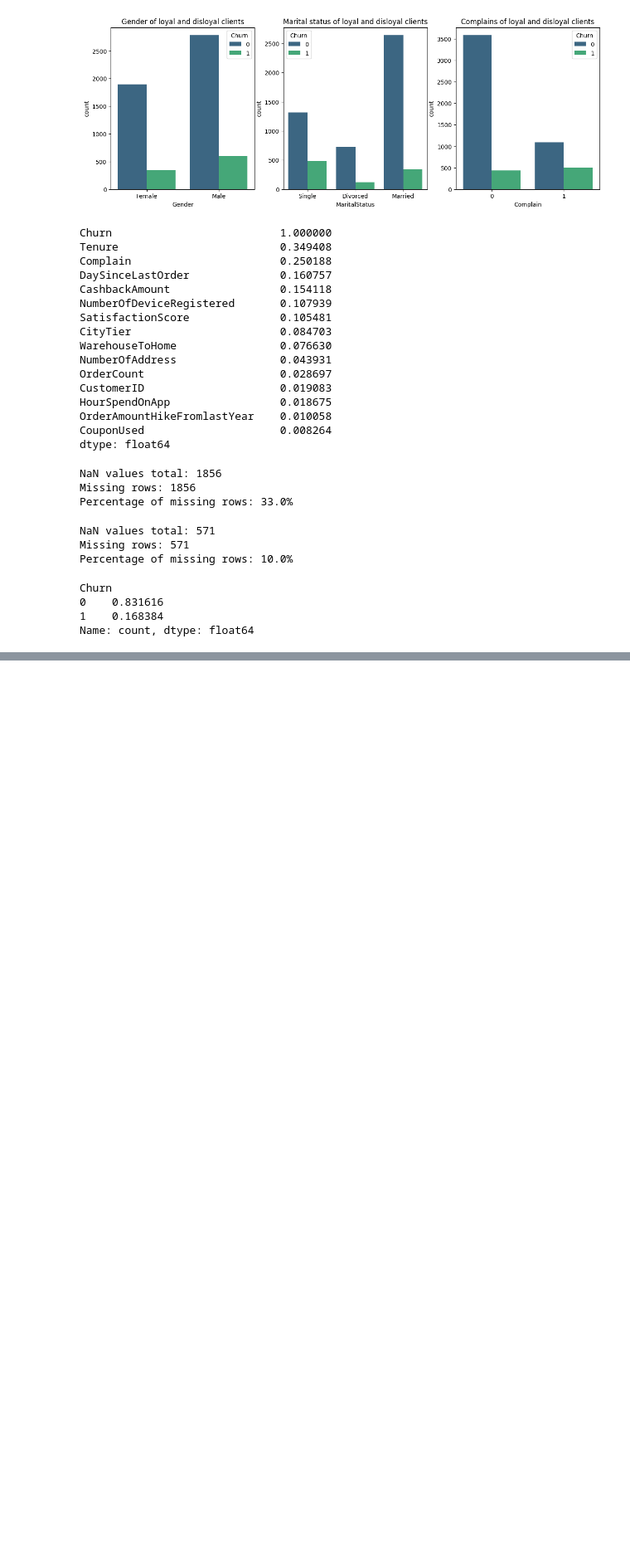
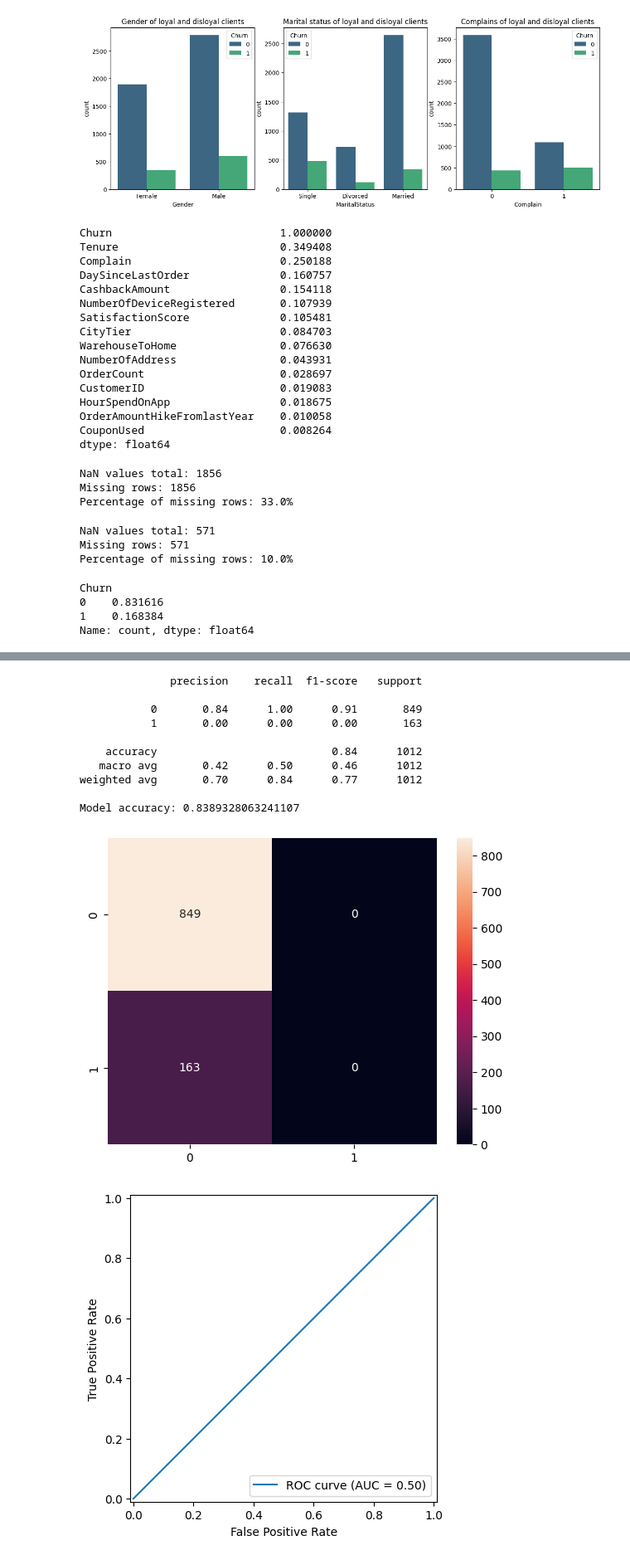
Before and after one commit to muzaffar-murodovich/data-science-and-ai, a Jupyter notebook: data-science/practice/customer-churn/customer-churn.ipynb, the cells around one changed output, grey strips where cells are left out. Shown at 83% size. Cells and saved outputs as stored; diff of their text form; code cells hidden in the pictures; blank space fills up the shorter version.

```diff
--- a/data-science/practice/customer-churn/customer-churn.ipynb
+++ b/data-science/practice/customer-churn/customer-churn.ipynb
@@ -193,0 +247,34 @@ encoded.head()
+# %%
+# creating model
+svm_model = SVC()
+svm_model.fit(X_train, y_train)
+
+# evaluating
+y_pred = svm_model.predict(X_test)
+print(metrics.classification_report(y_test, y_pred))
+print("Model accuracy:", metrics.accuracy_score(y_test,y_pred))
+
+## confusion matrix
+conf_mat = metrics.confusion_matrix(y_test, y_pred)
+sns.heatmap(conf_mat, annot=True,fmt="g")
+plt.show()
+
+## ROC curve
+fpr, tpr, thresholds = metrics.roc_curve(y_test, y_pred)
+roc_auc = metrics.auc(fpr, tpr)
+display = metrics.RocCurveDisplay(fpr=fpr, tpr=tpr, roc_auc=roc_auc, estimator_name='ROC curve')
+display.plot()
+plt.show()
+# %% [output]
+              precision    recall  f1-score   support
+
+           0       0.84      1.00      0.91       849
+           1       0.00      0.00      0.00       163
+
+    accuracy                           0.84      1012
+   macro avg       0.42      0.50      0.46      1012
+weighted avg       0.70      0.84      0.77      1012
+
+Model accuracy: 0.8389328063241107
+[figure, added]
+[figure, added]
```
Also changed, not shown: parts of 13 cells of this notebook.
